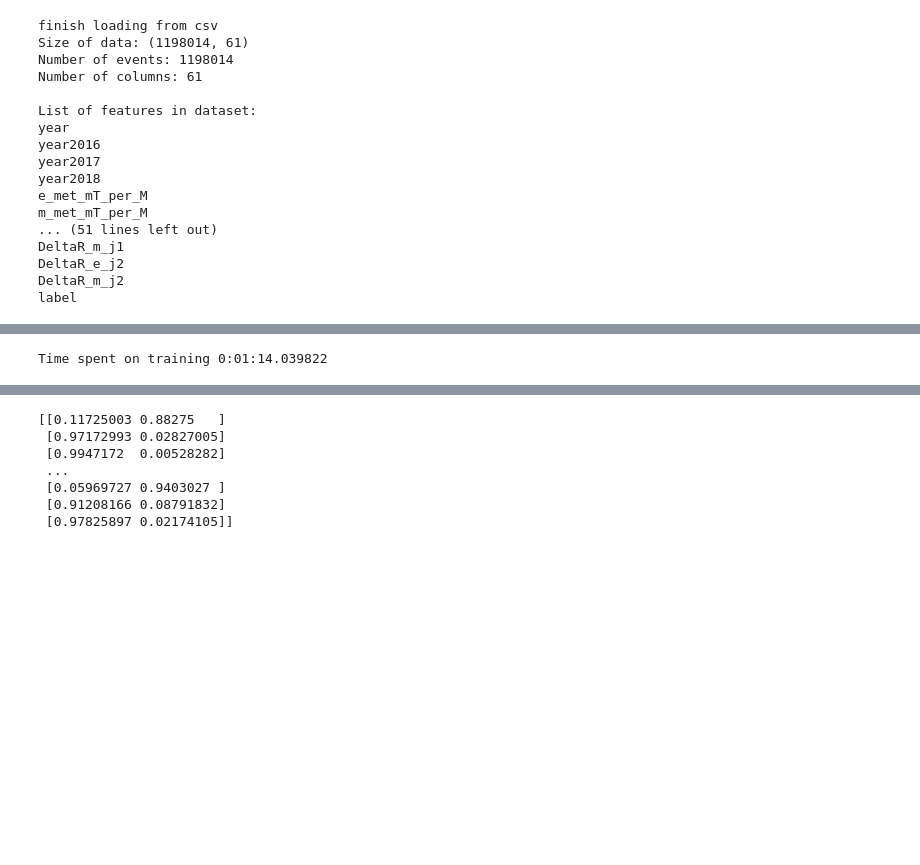
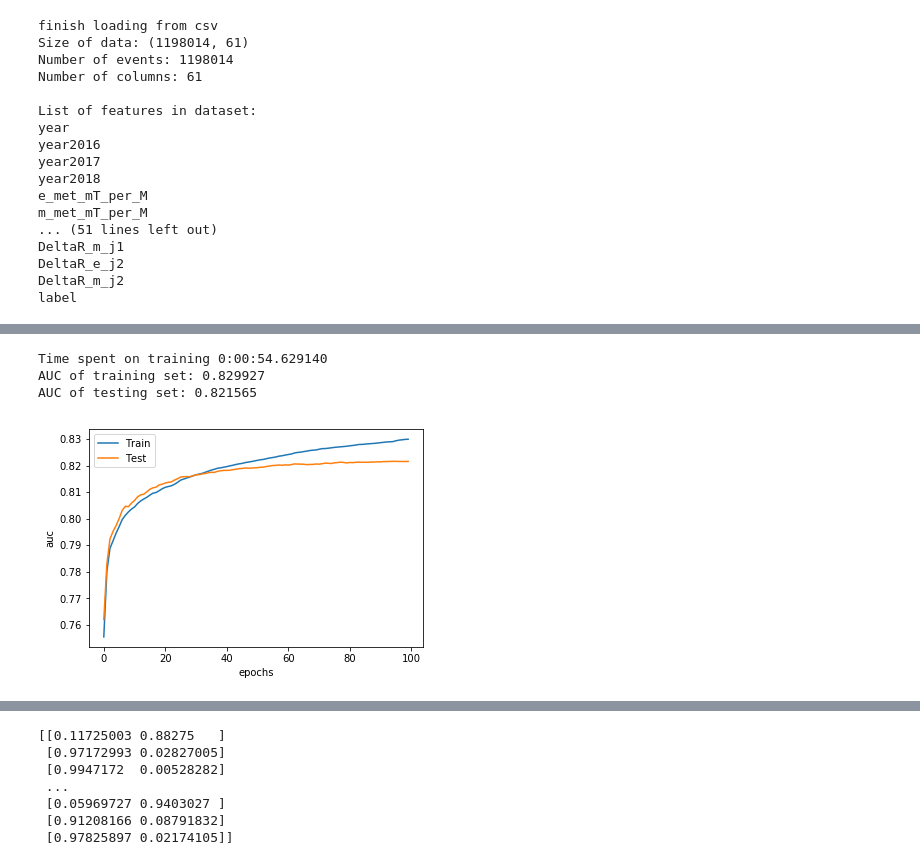
Before and after one commit to kawaho/XGBoost-for-HtoEMu, a Jupyter notebook: training.ipynb, the cells around one changed output, grey strips where cells are left out. Cells and saved outputs as stored; diff of their text form; code cells hidden in the pictures; blank space fills up the shorter version.

```diff
--- a/training.ipynb
+++ b/training.ipynb
@@ -97,21 +104,30 @@ AUC of testing set: 0.855470
 # %%
-## Hyperparameter optimization using RandomizedSearchCV
+# Hyperparameter optimization using RandomizedSearchCV
+
+#Setup self-defined auc calculated with the U-test probability interpretation
+
+score_params = {"weights": X_train['weight']}
+
+my_auc = make_scorer(my_roc_auc,
+                     needs_proba=True,
+                     **score_params)
+
 params={
  "learning_rate"    : [ 0.10, 0.15, 0.20, 0.25, 0.30 ] ,
- "max_depth"        : [ 3, 4, 5, 6, 8, 10],
+ "max_depth"        : [ 3, 4, 5, 6, 8],
  "min_child_weight" : [ 1, 3, 5, 7 ],
  "gamma"            : [ 0.0, 0.1, 0.2 , 0.3, 0.4 ],
  "colsample_bytree" : [ 0.6, 0.7, 0.8, 0.9, 1.0 ],
  "subsample"        : [ 0.6, 0.7, 0.8, 0.9, 1.0 ],
  "reg_lambda"       : [ 0.1, 1.0, 5.0, 10.0 ],
  "reg_alpha "       : [ 0, 0.1, 1.0, 5.0 ],
- "n_estimators"     : [ 100, 120, 150 ],
+ "n_estimators"     : [ 80, 100, 120, 150 ],
  "scale_pos_weight" : [sig_to_bkg_ratio],
 }
 
 model = xgb.XGBClassifier(n_jobs=nthreads)
 # use random_state=123 for reproducibility
-random_search=RandomizedSearchCV(model,param_distributions=params,n_iter=10,scoring='roc_auc',n_jobs=nthreads,cv=3,verbose=3)
+random_search=RandomizedSearchCV(model,param_distributions=params,n_iter=1,scoring=my_auc,n_jobs=nthreads,cv=3)#,verbose=3)
 tic = time.time()
 random_search.fit(X_train[feature_names], y_train, sample_weight=X_train['weight'])
 toc = time.time()
@@ -153,16 +167,48 @@ XGBClassifier(base_score=0.5, booster='gbtree', colsample_bylevel=1,
 # %%
 # Retrain with the best model
 # Use seed=123 for reproducibility
 tic = time.time()
 model = xgb.XGBClassifier(base_score=0.5, booster='gbtree', colsample_bylevel=1,
-       colsample_bytree=1.0, gamma=0.4, learning_rate=0.1,
-       max_delta_step=0, max_depth=3, min_child_weight=3, missing=None,
-       n_estimators=120, n_jobs=24, nthread=None,
+       colsample_bytree=0.8, gamma=0.2, learning_rate=0.3,
+       max_delta_step=0, max_depth=3, min_child_weight=1, missing=None,
+       n_estimators=100, n_jobs=24, nthread=None,
        objective='binary:logistic', random_state=0,
-       reg_alpha =5.0, reg_lambda=1.0, scale_pos_weight=0.6828753601122419,
-       seed=None, silent=True, subsample=0.8)
+       reg_alpha =10.0, reg_lambda=100.0, scale_pos_weight=0.6828753601122419,
+       seed=None, silent=True, subsample=0.6)
 model.fit(X_train[feature_names], y_train, sample_weight=X_train['weight'], eval_set = [(X_train[feature_names], y_train), (X_test[feature_names], y_test)], eval_metric='auc', sample_weight_eval_set = [X_train['weight'], X_test['weight']], verbose=False)
 toc = time.time()
 print "Time spent on training %s"%str(timedelta(seconds=toc - tic))
+
+#Get AUC of final model for both training and testing set to avoid overtraining
+results = model.evals_result()
+print "AUC of training set: %f"%results['validation_0']['auc'][-1]
+print "AUC of testing set: %f"%results['validation_1']['auc'][-1]
+
+epochs = len(results['validation_0']['auc'])
+x_axis = range(epochs)
+# plot log loss
+fig, ax = plt.subplots()
+ax.plot(x_axis, results['validation_0']['auc'], label='Train')
+ax.plot(x_axis, results['validation_1']['auc'], label='Test')
+ax.legend()
+plt.ylabel('auc')
+plt.xlabel('epochs')
+plt.show()
+
+# Alternative way to get AUC
+# train = xgb.DMatrix(data=X_train[feature_names],label=X_train.label.cat.codes,
+#                    feature_names=feature_names, weight=X_train['weight'])
+# test = xgb.DMatrix(data=X_test[feature_names],label=X_test.label.cat.codes,
+#                    feature_names=feature_names, weight=X_test['weight'])
+# booster = model.get_booster()
+# print(booster.eval(test))
+# print(booster.eval(train))
+
+#sklearn auc does not work on negative weights
+#y_pred = model.predict_proba(X_test[feature_names])
+#print roc_auc_score(y_test, y_pred[:,1], sample_weight=X_test['weight'])
 # %% [output]
-Time spent on training 0:01:14.039822
+Time spent on training 0:00:54.629140
+AUC of training set: 0.829927
+AUC of testing set: 0.821565
+[figure, added]
```
Also changed, not shown: parts of 12 cells of this notebook, 1 other file.
